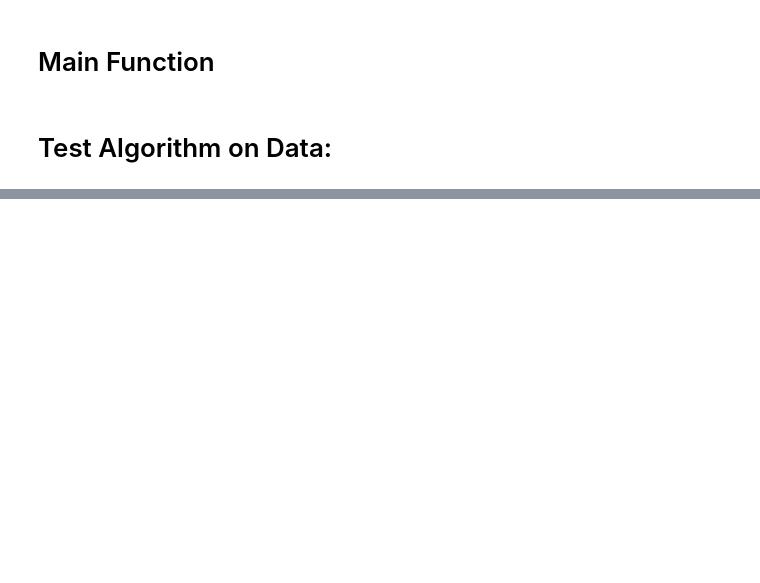
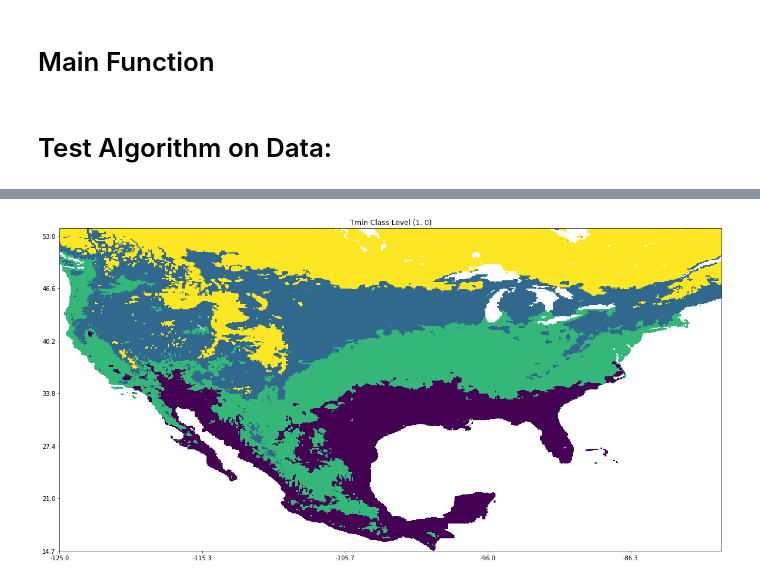
Before and after one commit to derekdesantis/climate_clustering, a Jupyter notebook: MR_Cluster_K.ipynb, the cells around one changed output, grey strips where cells are left out. Cells and saved outputs as stored; diff of their text form; code cells hidden in the pictures; blank space fills up the shorter version.

```diff
--- a/MR_Cluster_K.ipynb
+++ b/MR_Cluster_K.ipynb
@@ -703,0 +1085,77 @@ plt.show()
+# %%
+for key in Tmax_classes:
+    Tmax_classes[key] = Tmax_classes[key] + nan_mask_slice
+# %%
+for key in Tmin_classes:
+    Tmin_classes[key] = Tmin_classes[key] + nan_mask_slice
+# %%
+lat_space = np.linspace(start = np.min(ds.lat.data), stop = np.max(ds.lat.data), num = 7)
+lat_space = np.round(lat_space, decimals = 1)
+lon_space = np.linspace(start = np.min(ds.lon.data), stop = np.max(ds.lon.data), num = 7)
+lon_space = np.round(lon_space, decimals = 1)
+# %%
+nan_mask_cube, nan_mask_slice, nan_mask_er_cube = build_masks(ds.Prec.data, iterations=4)
+# %%
+#######
+#Means#
+#######
+#plt.figure(-1)
+#f, ax = plt.subplots(figsize=(18, 6), ncols=3, nrows=1)
+#Plot Prec
+#p0= ax[0].pcolormesh(ds2.Prec.sum('time').data)
+#plt.colorbar(p0, ax=ax[0], orientation='horizontal',
+#             pad=0.07, fraction=0.05)
+#ax[0].set_title('Prec Sum:')
+
+#ax[0].set_xticklabels(lon_space, minor=False)
+#ax[0].set_yticklabels(lat_space, minor=False)
+#Plot Tmax
+#p1= ax[1].pcolormesh(ds2.Tmax.max('time').data)
+#plt.colorbar(p1, ax=ax[1], orientation='horizontal',
+#             pad=0.07, fraction=0.05)
+#ax[1].set_title('Tmax Max:')
+
+#ax[1].set_xticklabels(lon_space, minor=False)
+#ax[1].set_yticklabels(lat_space, minor=False)
+#Plot Tmin
+#p2= ax[2].pcolormesh(ds2.Tmin.min('time').data)
+#plt.colorbar(p2, ax=ax[2], orientation='horizontal',
+#             pad=0.07, fraction=0.05)
+#ax[2].set_title('Tmin Min:')
+
+#ax[2].set_xticklabels(lon_space, minor=False)
+#ax[2].set_yticklabels(lat_space, minor=False)
+#########
+#Classes#
+#########
+
+
+f, ax = plt.subplots(figsize=(20, 10), ncols=1, nrows=1)
+
+#     #Plot Prec
+# p0= ax.pcolormesh(Prec_classes[(1,0)] + nan_mask_slice)
+#     #plt.colorbar(p0, ax=ax[0], orientation='horizontal',
+#     #         pad=0.07, fraction=0.05)
+# ax.set_title('Prec Class Level ' + str((1,0)))
+# ax.set_xticklabels(lon_space, minor=False)
+# ax.set_yticklabels(lat_space, minor=False)
+
+#     #Plot Tmax
+# p1= ax.pcolormesh(Tmax_classes[(1,0)]+nan_mask_slice)
+#     #plt.colorbar(p1, ax=ax[1], orientation='horizontal',
+#     #         pad=0.07, fraction=0.05)
+# ax.set_title('Tmax Class Level ' + str((1,0)))
+
+# ax.set_xticklabels(lon_space, minor=False)
+# ax.set_yticklabels(lat_space, minor=False)
+
+
+#     #Plot Tmin
+p2= ax.pcolormesh(Tmin_classes[(1,0)]+nan_mask_slice)
+    #plt.colorbar(p2, ax=ax[2], orientation='horizontal',
+    #         pad=0.07, fraction=0.05)
+ax.set_title('Tmin Class Level ' + str((1,0)))
+
+ax.set_xticklabels(lon_space, minor=False)
+ax.set_yticklabels(lat_space, minor=False)
+# %% [output]
@@ -704,3 +1169,4 @@ plt.show()
+[figure, added]
 # %%
 np.save('Prec_class_sets_0_1_240', Prec_classes_all)
 # %%
```
Also changed, not shown: parts of 67 cells of this notebook, 1 other file.
